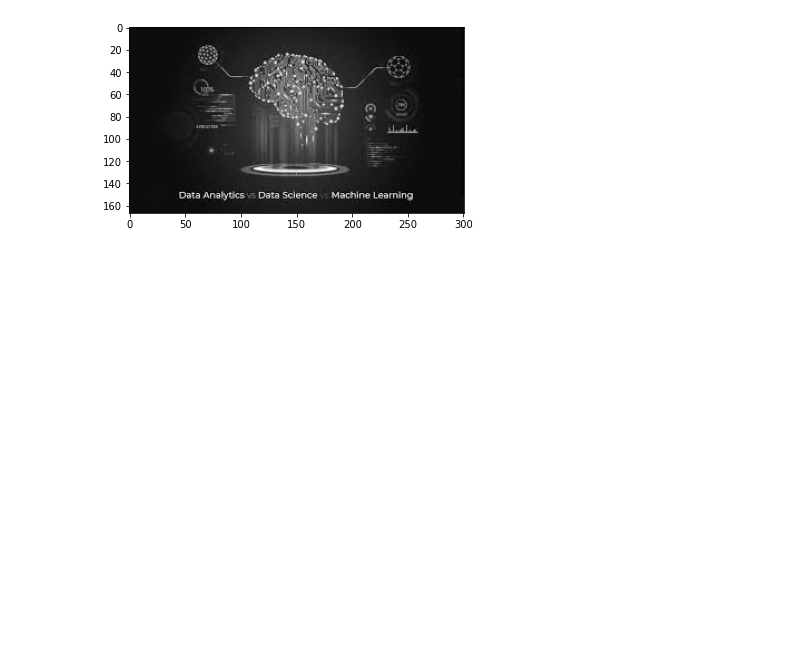
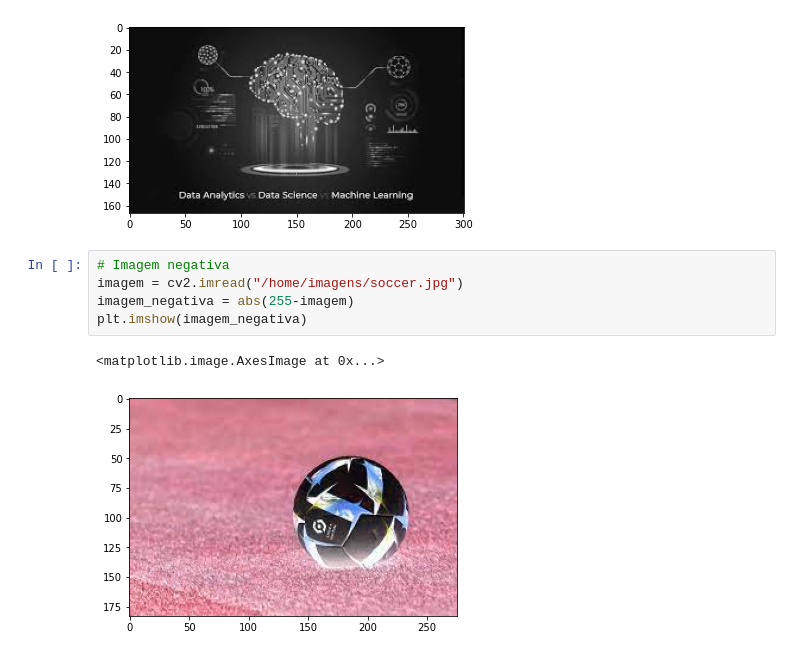
Before and after one commit to nnilocoelho/computer-vision, a Jupyter notebook: nb01.ipynb, the cells around one changed output. Drawn from its saved outputs; the diff is of its cells as text; blank space fills up the shorter version.

```diff
--- a/nb01.ipynb
+++ b/nb01.ipynb
@@ -69,3 +69,11 @@ plt.imshow(imagem,cmap='gray')
  [13 13 13 ... 13 13 13]]
 <matplotlib.image.AxesImage at 0x...>
 [figure]
+# %%
+# Imagem negativa
+imagem = cv2.imread("/home/imagens/soccer.jpg")
+imagem_negativa = abs(255-imagem)
+plt.imshow(imagem_negativa)
+# %% [output]
+<matplotlib.image.AxesImage at 0x...>
+[figure, added]
```
